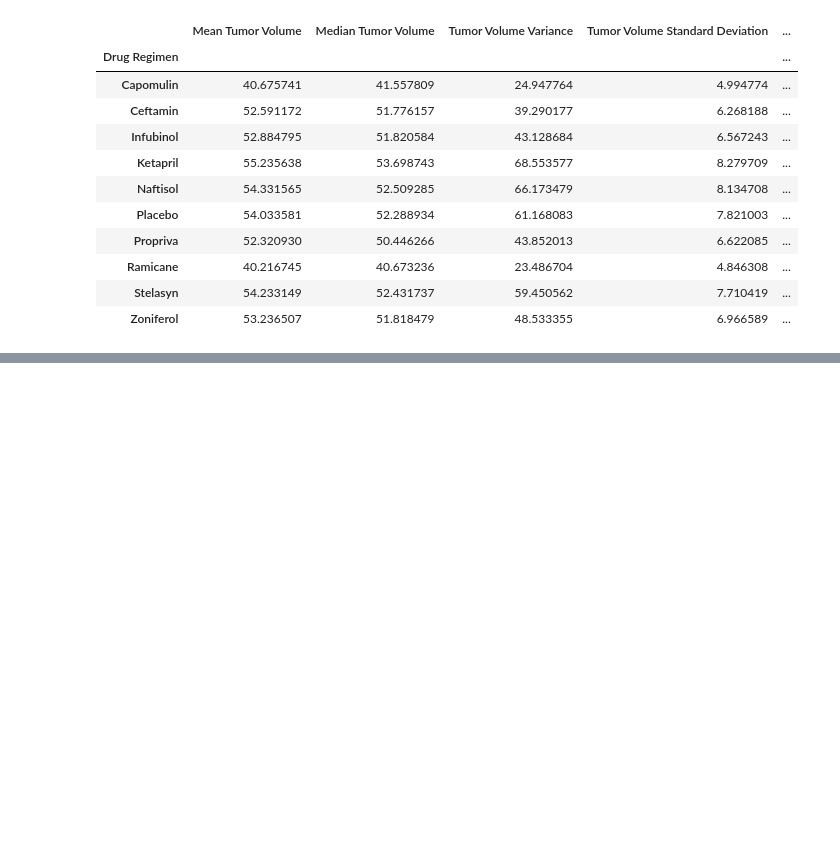
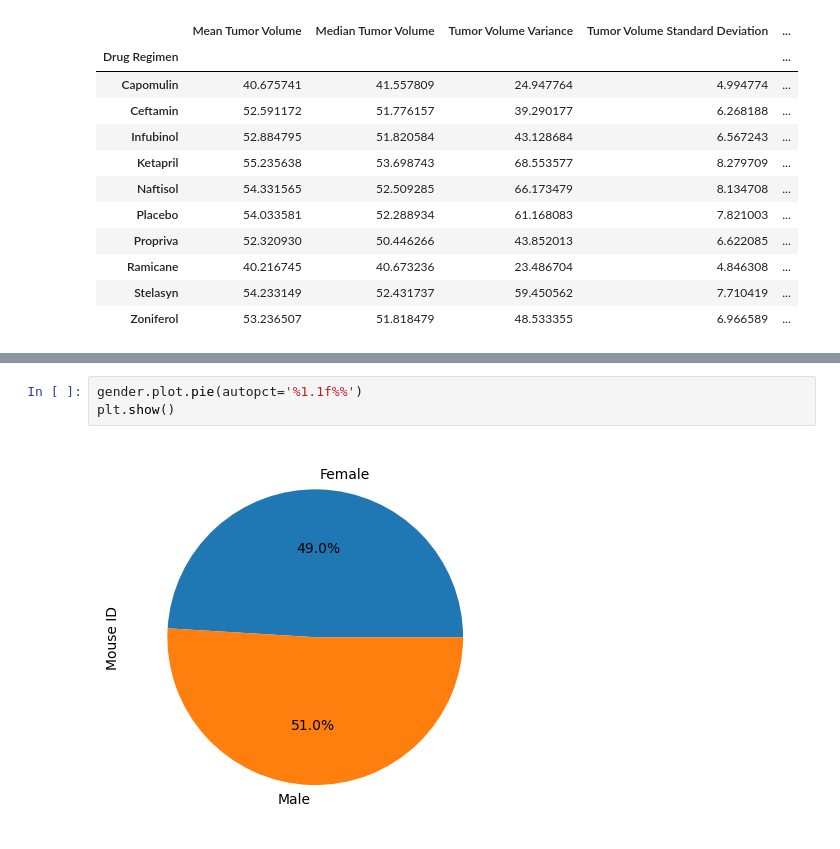
Before and after one commit to ethanwright96/matplotlib-challenge, a Jupyter notebook: Pymaceuticals/main.ipynb, the cells around one changed output, grey strips where cells are left out. Drawn from its saved outputs; the diff is of its cells as text; blank space fills up the shorter version.

```diff
--- a/Pymaceuticals/main.ipynb
+++ b/Pymaceuticals/main.ipynb
@@ -122,0 +180,5 @@ summary_table
+# %%
+gender.plot.pie(autopct='%1.1f%%')
+plt.show()
+# %% [output]
+[figure, added]
```
Also changed, not shown: parts of 25 cells of this notebook.
